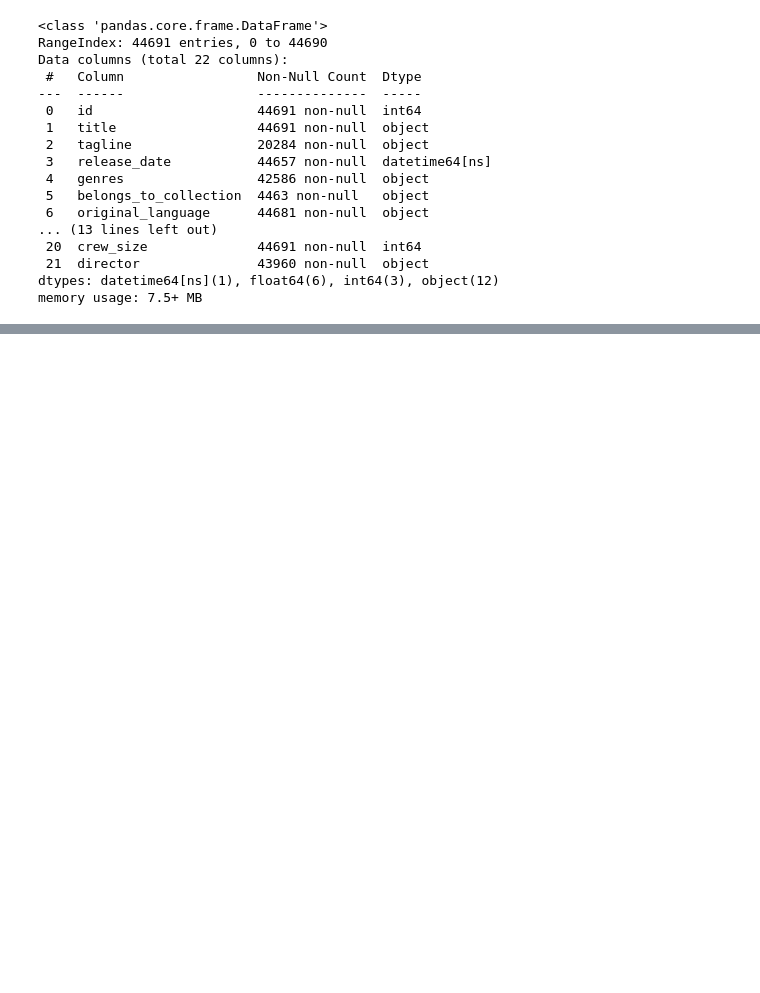
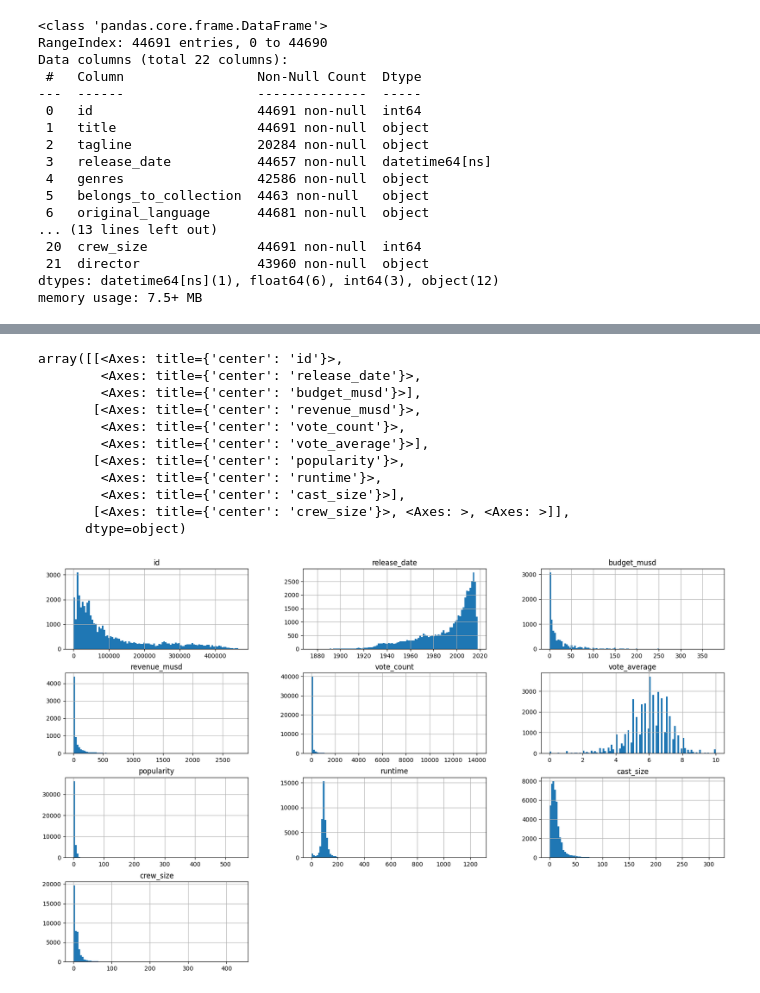
Before and after one commit to SebesHJDEV/My-Projects, a Jupyter notebook: Data-Analysis-Projects-With-Pandas/Pandas_Data_Science/Project_1_Explore_Data.ipynb, the cells around one changed output, grey strips where cells are left out. Cells and saved outputs as stored; diff of their text form; code cells hidden in the pictures; blank space fills up the shorter version.

```diff
--- a/Data-Analysis-Projects-With-Pandas/Pandas_Data_Science/Project_1_Explore_Data.ipynb
+++ b/Data-Analysis-Projects-With-Pandas/Pandas_Data_Science/Project_1_Explore_Data.ipynb
@@ -50,0 +81,17 @@ f['genres'][0]
+# %%
+# Execute this to install matplotlib if you don't have it
+#!pip install matplotlib
+df.hist(figsize=(20, 12), bins= 100)
+# %% [output]
+array([[<Axes: title={'center': 'id'}>,
+        <Axes: title={'center': 'release_date'}>,
+        <Axes: title={'center': 'budget_musd'}>],
+       [<Axes: title={'center': 'revenue_musd'}>,
+        <Axes: title={'center': 'vote_count'}>,
+        <Axes: title={'center': 'vote_average'}>],
+       [<Axes: title={'center': 'popularity'}>,
+        <Axes: title={'center': 'runtime'}>,
+        <Axes: title={'center': 'cast_size'}>],
+       [<Axes: title={'center': 'crew_size'}>, <Axes: >, <Axes: >]],
+      dtype=object)
+[figure, added]
```
Also changed, not shown: parts of 3 cells of this notebook.
